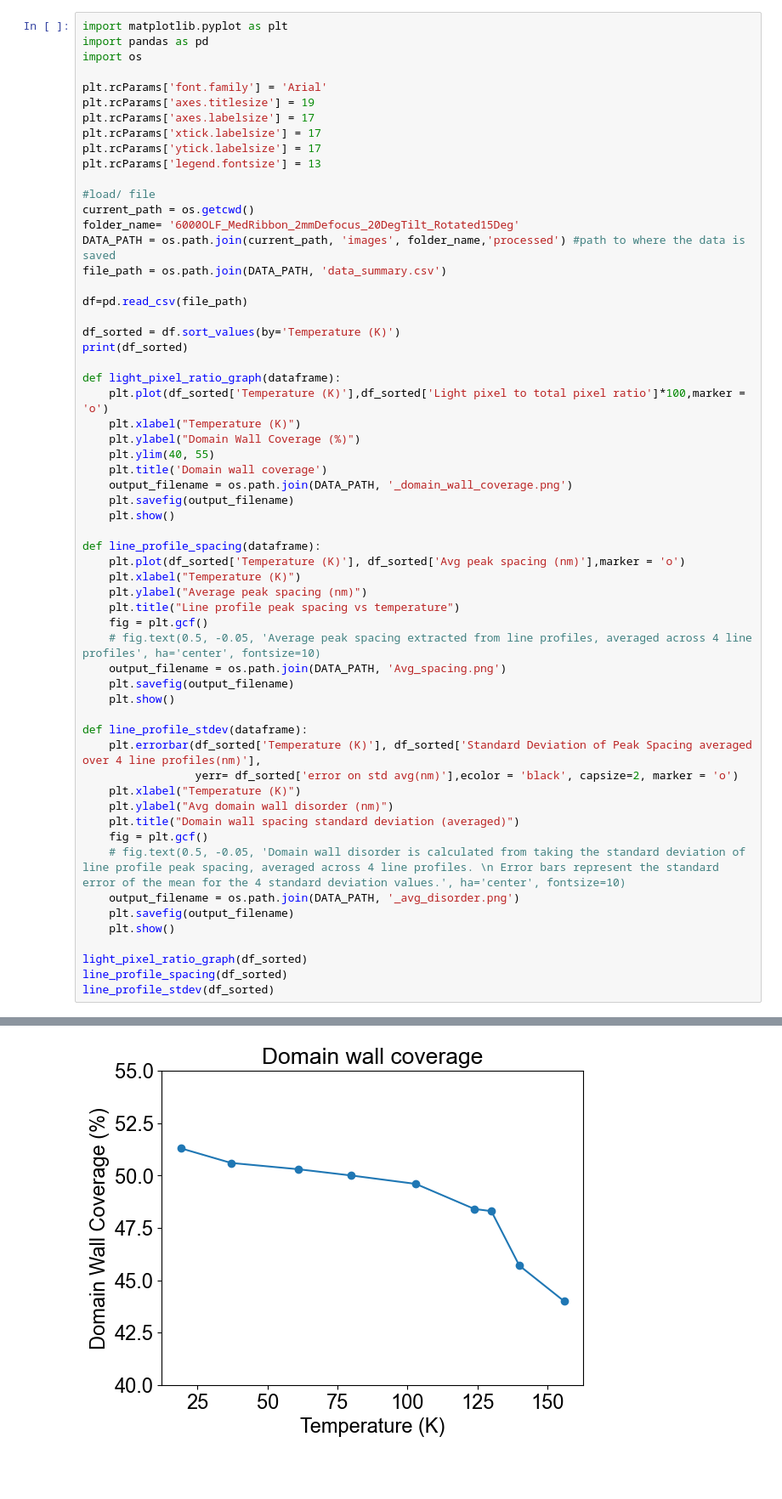
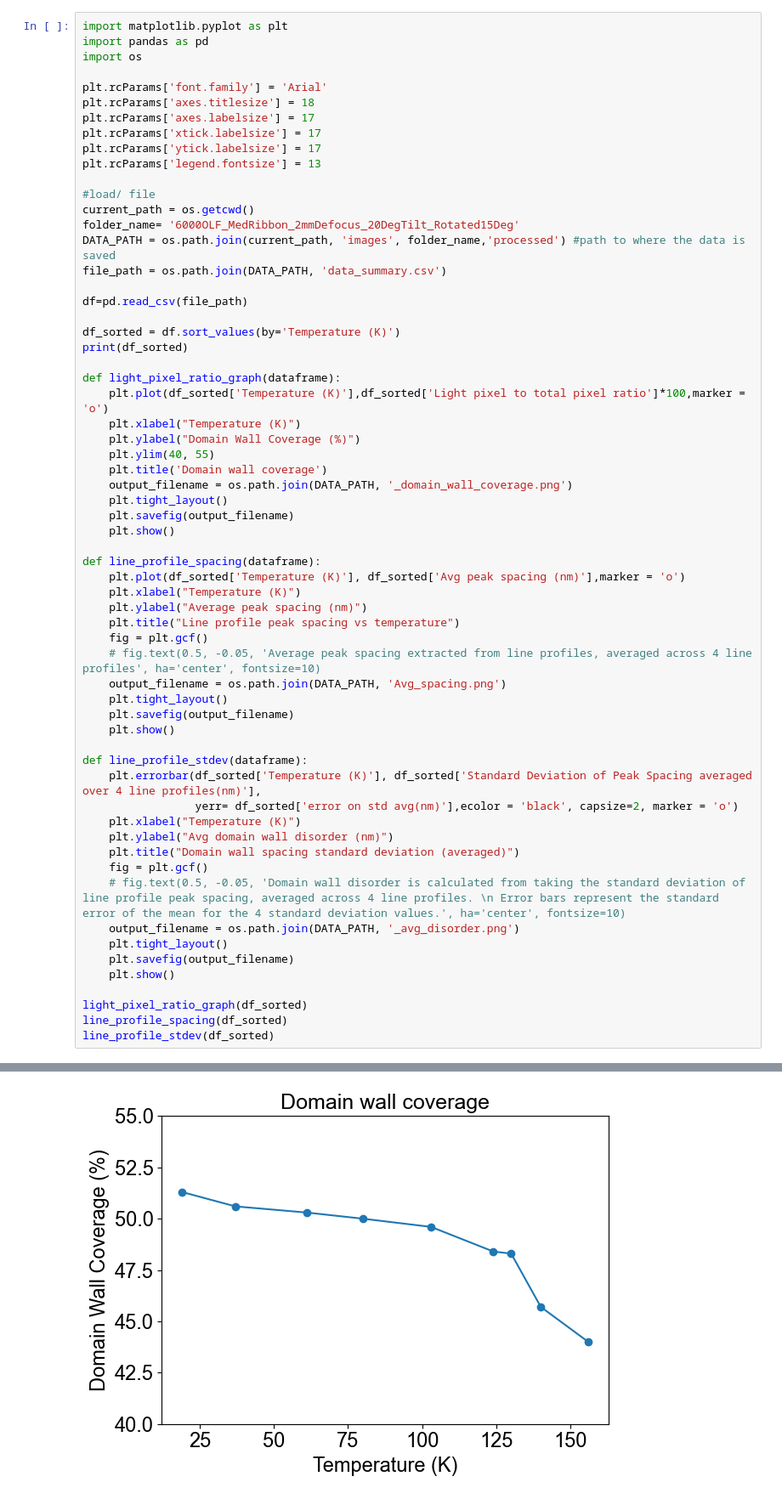
Before and after one commit to cmorral/FGTanalysis, a Jupyter notebook: plot_light_ratios.ipynb, the cells around one changed output, grey strips where cells are left out. Shown: that part at 85% size. Drawn from its saved outputs; the diff is of its cells as text; blank space fills up the shorter version.

```diff
--- a/plot_light_ratios.ipynb
+++ b/plot_light_ratios.ipynb
@@ -4,7 +4,7 @@ import pandas as pd
 import os
 
 plt.rcParams['font.family'] = 'Arial'
-plt.rcParams['axes.titlesize'] = 19
+plt.rcParams['axes.titlesize'] = 18
 plt.rcParams['axes.labelsize'] = 17
 plt.rcParams['xtick.labelsize'] = 17
 plt.rcParams['ytick.labelsize'] = 17
@@ -28,6 +28,7 @@ def light_pixel_ratio_graph(dataframe):
     plt.ylim(40, 55)
     plt.title('Domain wall coverage')
     output_filename = os.path.join(DATA_PATH, '_domain_wall_coverage.png')
+    plt.tight_layout()
     plt.savefig(output_filename)
     plt.show()
 
@@ -39,6 +40,7 @@ def line_profile_spacing(dataframe):
     fig = plt.gcf()
     # fig.text(0.5, -0.05, 'Average peak spacing extracted from line profiles, averaged across 4 line profiles', ha='center', fontsize=10)
     output_filename = os.path.join(DATA_PATH, 'Avg_spacing.png')
+    plt.tight_layout()
     plt.savefig(output_filename)
     plt.show()
 
@@ -48,31 +50,32 @@ def line_profile_stdev(dataframe):
     plt.xlabel("Temperature (K)")
     plt.ylabel("Avg domain wall disorder (nm)")
     plt.title("Domain wall spacing standard deviation (averaged)")
     fig = plt.gcf()
     # fig.text(0.5, -0.05, 'Domain wall disorder is calculated from taking the standard deviation of line profile peak spacing, averaged across 4 line profiles. \n Error bars represent the standard error of the mean for the 4 standard deviation values.', ha='center', fontsize=10)
     output_filename = os.path.join(DATA_PATH, '_avg_disorder.png')
+    plt.tight_layout()
     plt.savefig(output_filename)
     plt.show()
 
 light_pixel_ratio_graph(df_sorted)
 line_profile_spacing(df_sorted)
 line_profile_stdev(df_sorted)
 # %% [output]
                                         File name  Temperature (K)  \
 6  OneView_200kV_10kX_FGT_A1_0012_019K_2.25um.png               19
 1  OneView_200kV_10kX_FGT_A1_0019_037K_2.25um.png               37
 5  OneView_200kV_10kX_FGT_A1_0029_061K_2.25um.png               61
 7  OneView_200kV_10kX_FGT_A1_0032_080K_2.25um.png               80
 2  OneView_200kV_10kX_FGT_A1_0036_103K_2.25um.png              103
 4  OneView_200kV_10kX_FGT_A1_0038_124K_2.25um.png              124
 3  OneView_200kV_10kX_FGT_A1_0040_130K_2.25um.png              130
 8  OneView_200kV_10kX_FGT_A1_0042_140K_2.25um.png              140
 0  OneView_200kV_10kX_FGT_A1_0046_156K_2.25um.png              156
 
    Light pixel to total pixel ratio  \
 ... (49 lines left out)
 4                 9.278
 3                10.687
 8                10.397
 0                 3.241
-[figure, old version]
+[figure, new version]
```
Also changed, not shown: parts of 1 cell of this notebook, 28 other files.
